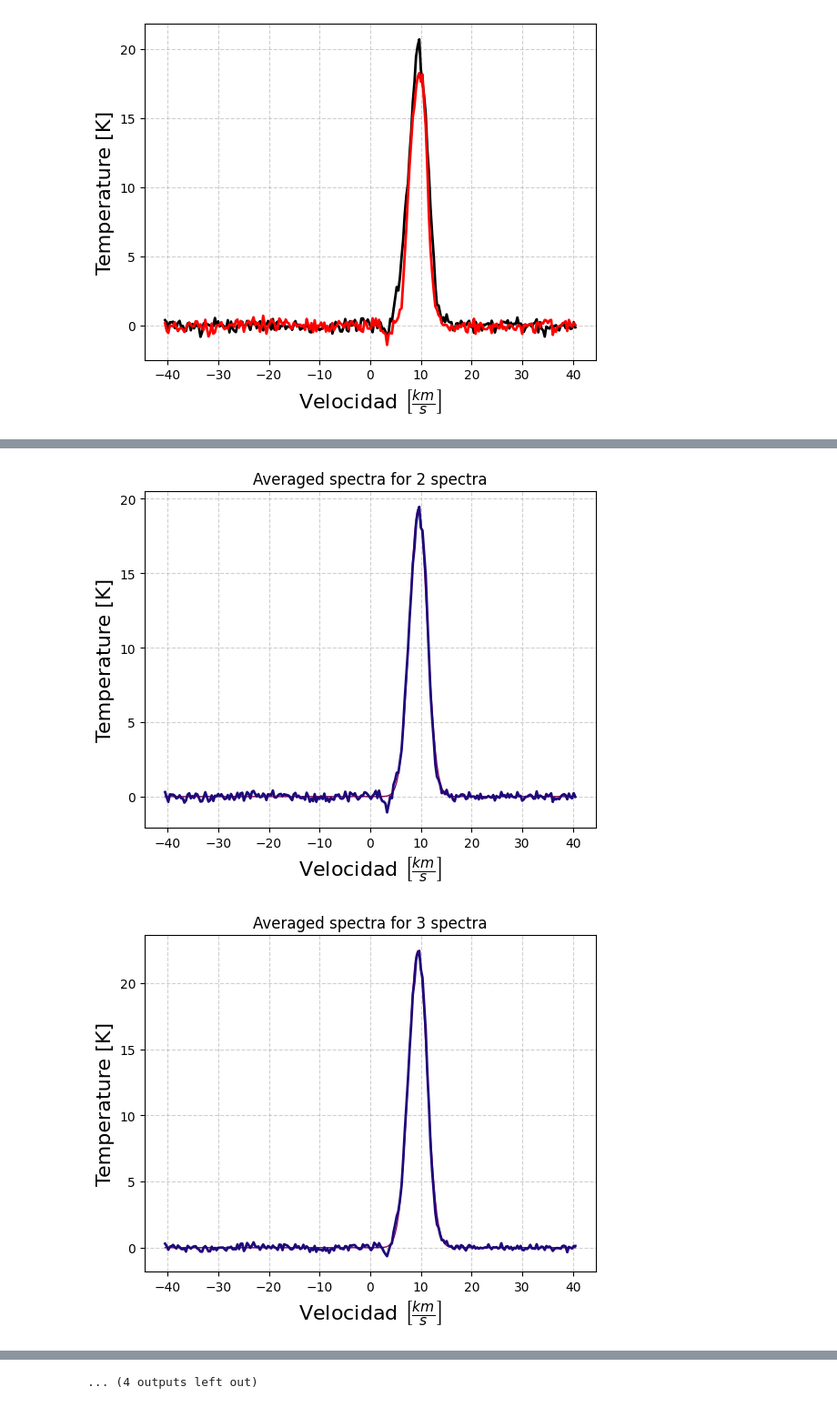
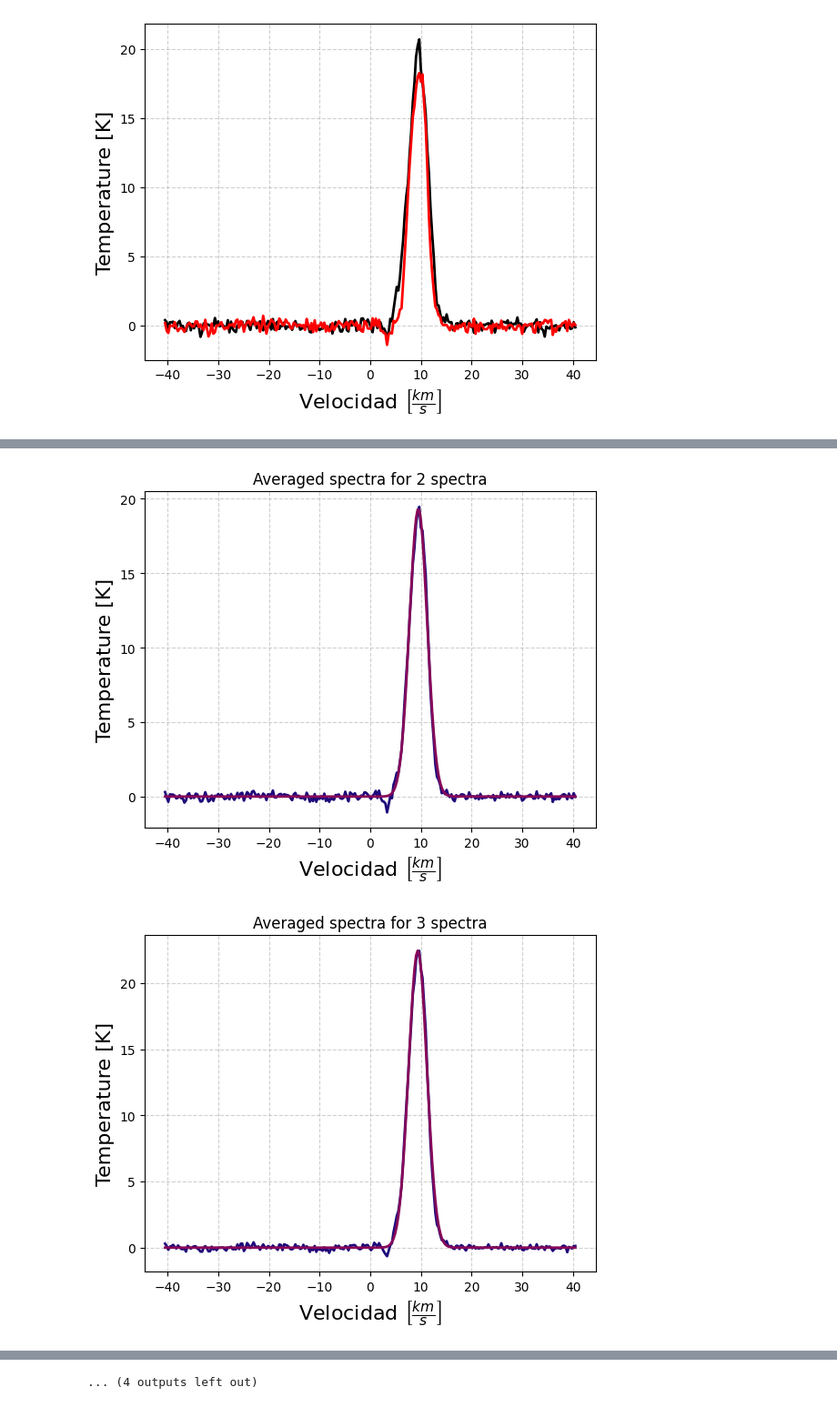
Before and after one commit to CrushinAngel/Astronomia_Experimental, a Jupyter notebook: Informe_1/Fits_Observations.ipynb, the cells around one changed output, grey strips where cells are left out. Shown at 91% size. Drawn from its saved outputs; the diff is of its cells as text; code cells hidden in the pictures.

```diff
--- a/Informe_1/Fits_Observations.ipynb
+++ b/Informe_1/Fits_Observations.ipynb
@@ -121,10 +121,16 @@ for i in range(len(spec_v)):
 
     gauss_fit = fn_gauss(v, t0, M, S)
 
-    rms_i.append(np.sqrt((np.mean(means_T[i] - gauss_fit)**2)))
+    resta = means_T[i] - gauss_fit
 
-    plt.plot(spec_v[i], gauss_fit, color = "#870959", linestyle = "-", linewidth = 1, label = 'Gaussian fit')
+    rms = np.std(resta)
+
+    rms_i.append(rms)
+    #rms_i.append(np.sqrt(np.mean(resta**2)))
+
     plt.plot(spec_v[i], means_T[i], color = "#1f097a", linestyle = "-", linewidth = 2, label = 'Averaged spectra')
+    plt.plot(spec_v[i], gauss_fit, color = "#870959", linestyle = "-", linewidth = 2, label = 'Gaussian fit')
+
     plt.xlabel(r"Velocidad $\left[ \frac{km}{s}\right]$", fontsize=16)
     plt.ylabel(r"Temperature [K]", fontsize=16)
 
@@ -144,2 +150,2 @@ print(rms_i)
-[figure, old version]
+[figure, new version]
-[figure, old version]
+[figure, new version]
```
Also changed, not shown: parts of 1 cell of this notebook.
